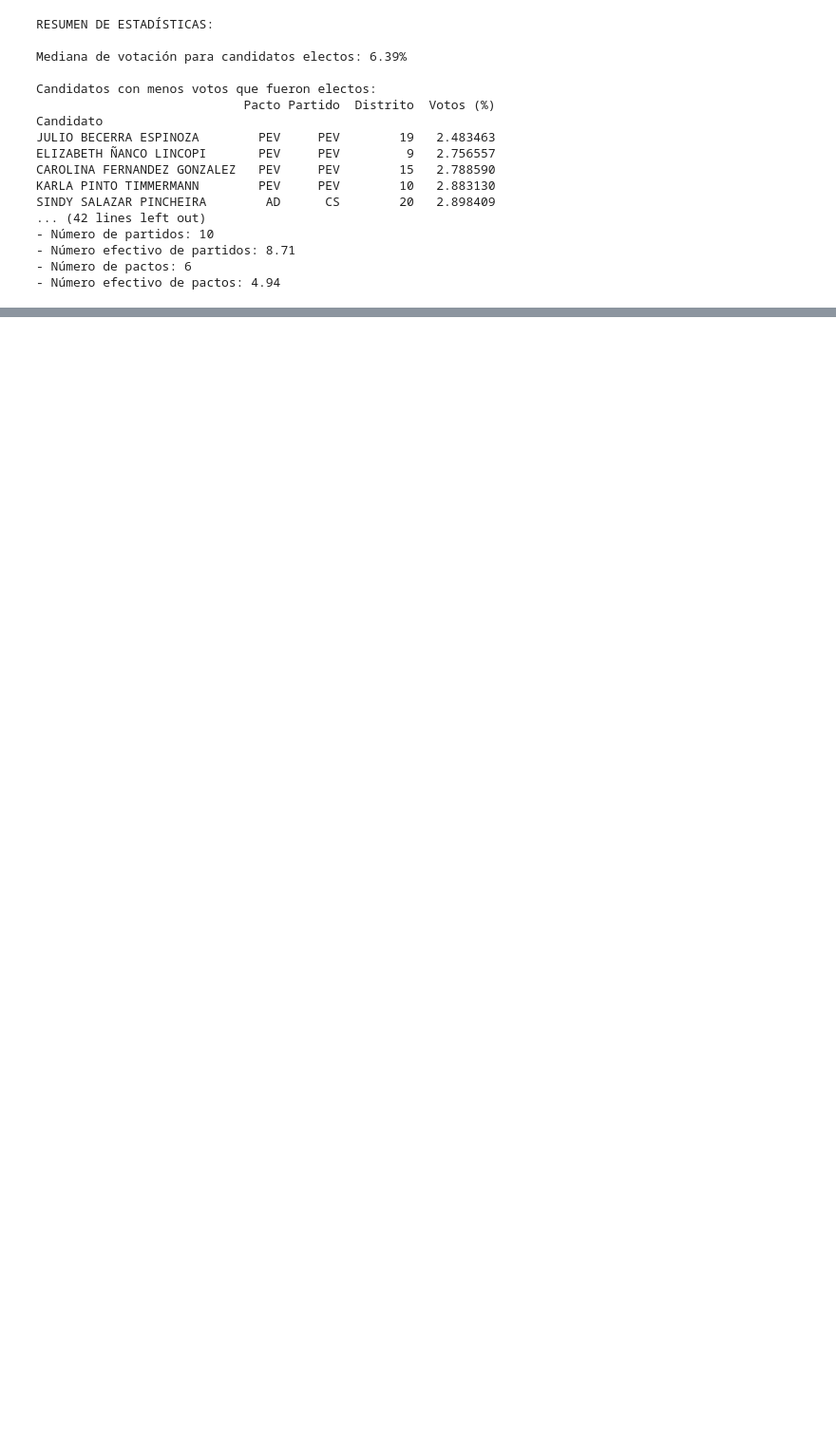
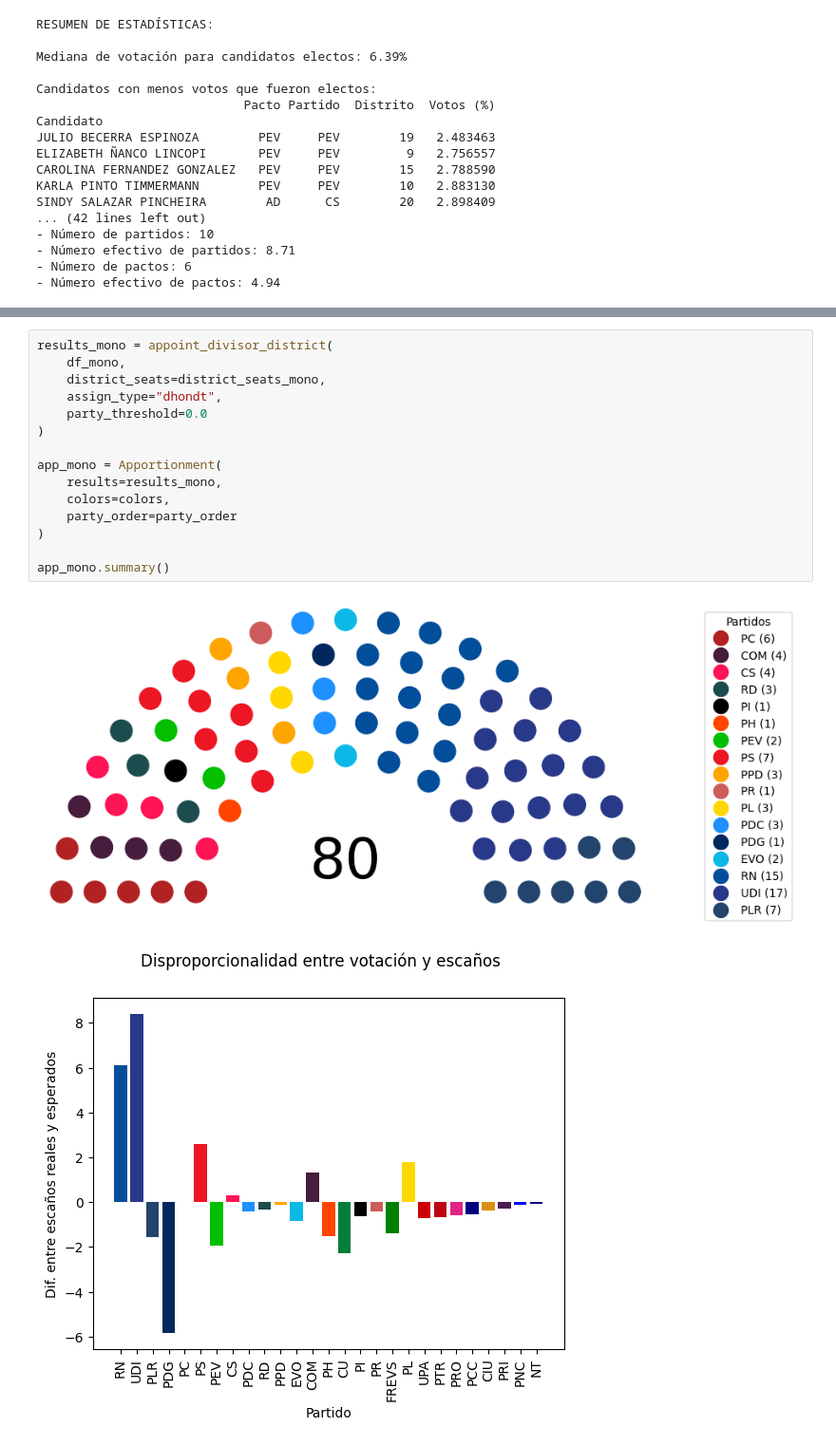
Before and after one commit to claugaete/sistemas-electorales, a Jupyter notebook: informe.ipynb, the cells around one changed output, grey strips where cells are left out. Shown at 95% size. Saved outputs shown, nothing was run; the diff lists cells and outputs as text; blank space fills up the shorter version.

```diff
--- a/informe.ipynb
+++ b/informe.ipynb
@@ -586,0 +734,18 @@ SINDY SALAZAR PINCHEIRA        AD      CS        20   2.898409
+# %%
+results_mono = appoint_divisor_district(
+    df_mono,
+    district_seats=district_seats_mono,
+    assign_type="dhondt",
+    party_threshold=0.0
+)
+
+app_mono = Apportionment(
+    results=results_mono,
+    colors=colors,
+    party_order=party_order
+)
+
+app_mono.summary()
+# %% [output]
+[figure, added]
+[figure, added]
```
Also changed, not shown: parts of 12 cells of this notebook, 1 other file.
